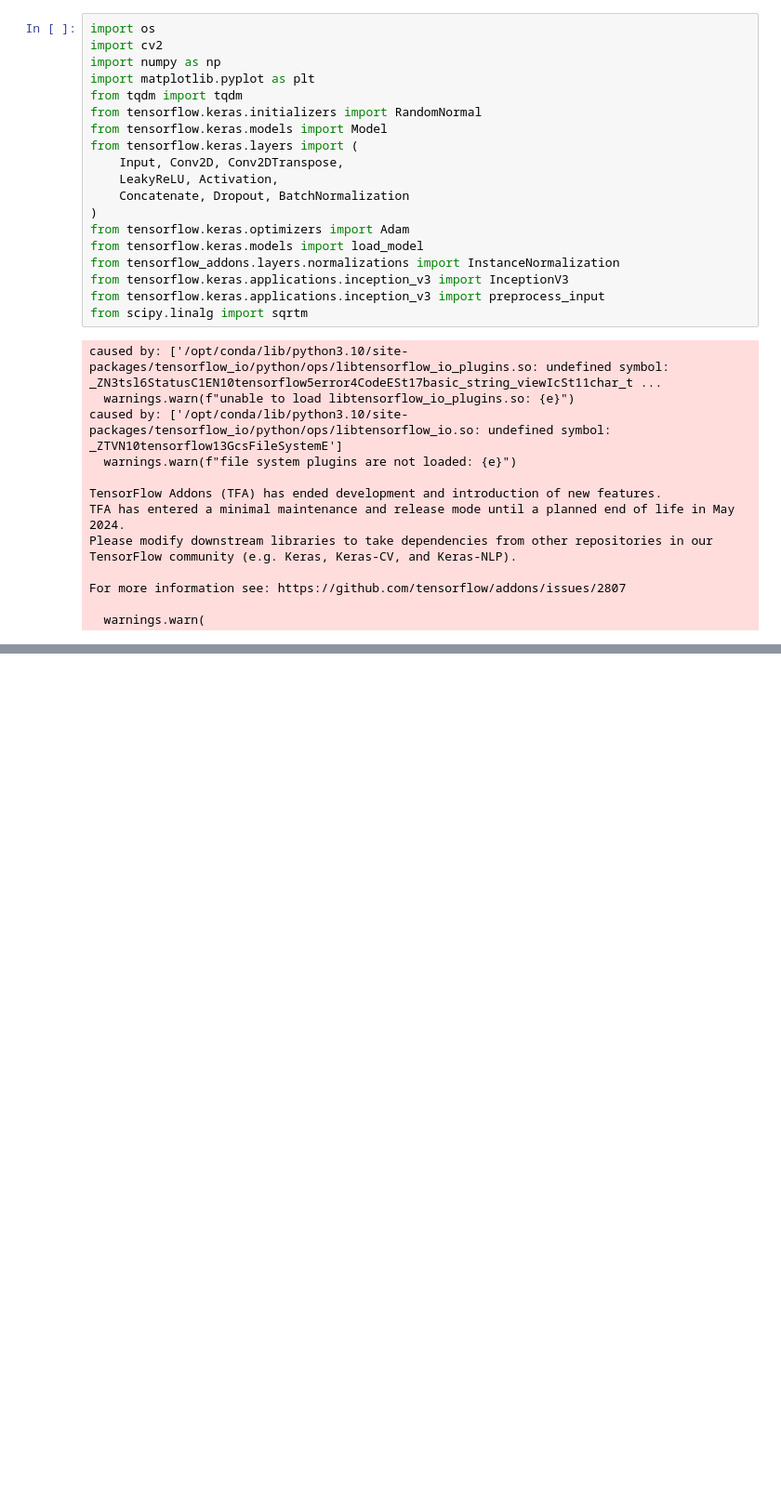
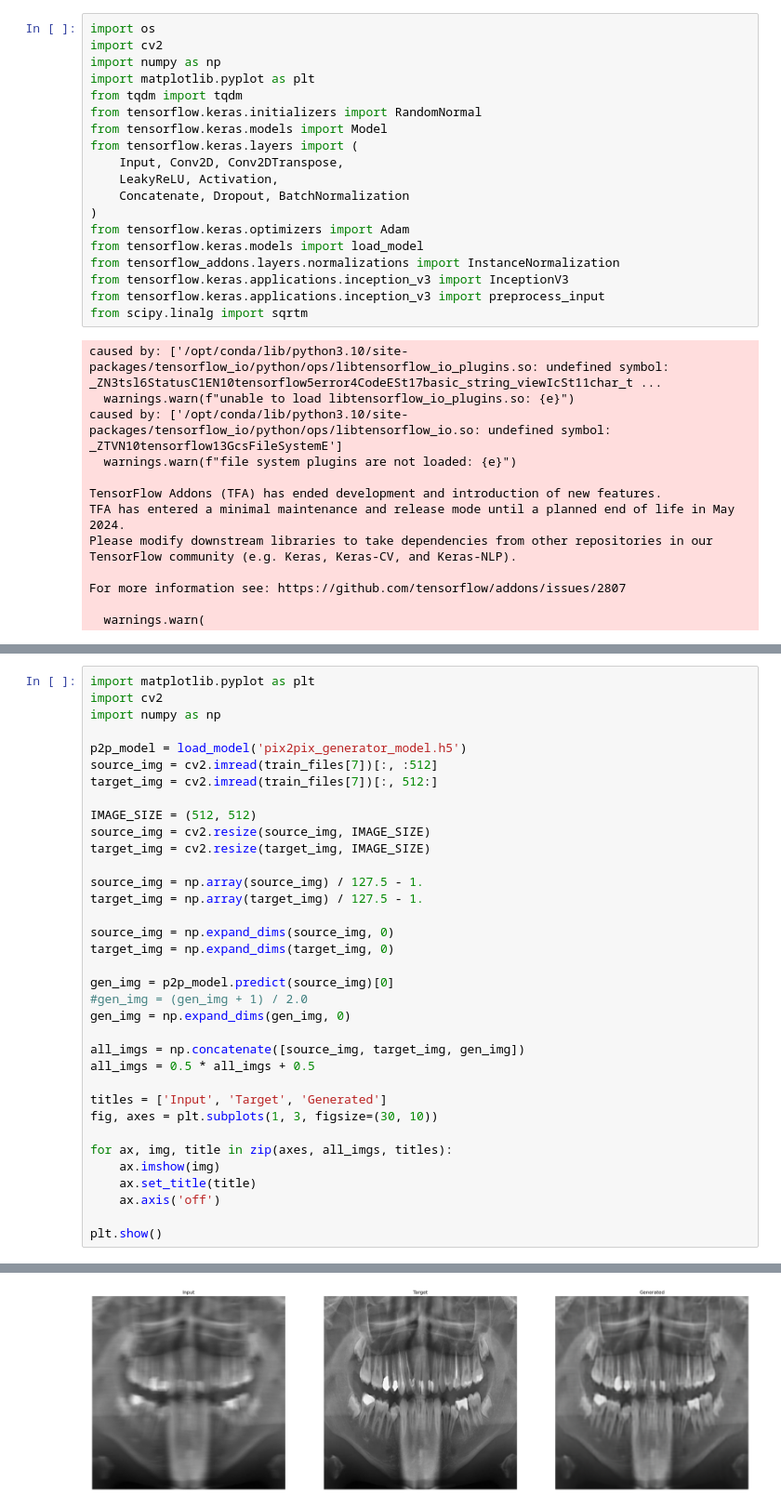
Before and after one commit to mmasdar/end-to-end-dental-disease, a Jupyter notebook: train-dental-x-ray-motion-blurr-correction.ipynb, the cells around one changed output, grey strips where cells are left out. Shown at 93% size. Saved outputs shown, nothing was run; the diff lists cells and outputs as text; blank space fills up the shorter version.

```diff
--- a/train-dental-x-ray-motion-blurr-correction.ipynb
+++ b/train-dental-x-ray-motion-blurr-correction.ipynb
@@ -667,0 +582,36 @@ plt.show()
+# %%
+import matplotlib.pyplot as plt
+import cv2
+import numpy as np
+
+p2p_model = load_model('pix2pix_generator_model.h5')
+source_img = cv2.imread(train_files[7])[:, :512]
+target_img = cv2.imread(train_files[7])[:, 512:]
+
+IMAGE_SIZE = (512, 512)
+source_img = cv2.resize(source_img, IMAGE_SIZE)
+target_img = cv2.resize(target_img, IMAGE_SIZE)
+
+source_img = np.array(source_img) / 127.5 - 1.
+target_img = np.array(target_img) / 127.5 - 1.
+
+source_img = np.expand_dims(source_img, 0)
+target_img = np.expand_dims(target_img, 0)
+
+gen_img = p2p_model.predict(source_img)[0]
+#gen_img = (gen_img + 1) / 2.0
+gen_img = np.expand_dims(gen_img, 0)
+
+all_imgs = np.concatenate([source_img, target_img, gen_img])
+all_imgs = 0.5 * all_imgs + 0.5
+
+titles = ['Input', 'Target', 'Generated']
+fig, axes = plt.subplots(1, 3, figsize=(30, 10))
+
+for ax, img, title in zip(axes, all_imgs, titles):
+    ax.imshow(img)
+    ax.set_title(title)
+    ax.axis('off')
+
+plt.show()
+# %% [output]
@@ -668,3 +620,4 @@ plt.show()
+[figure, added]
 # %%
 import matplotlib.pyplot as plt
 import cv2
```
Also changed, not shown: parts of 14 cells of this notebook.
